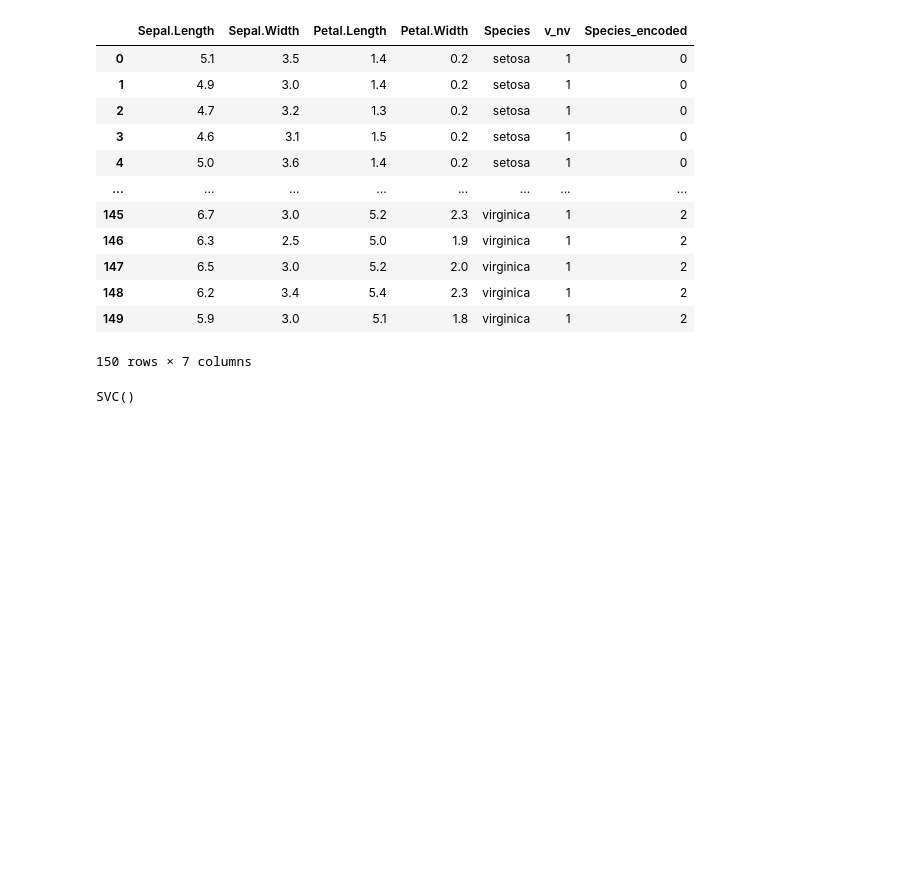
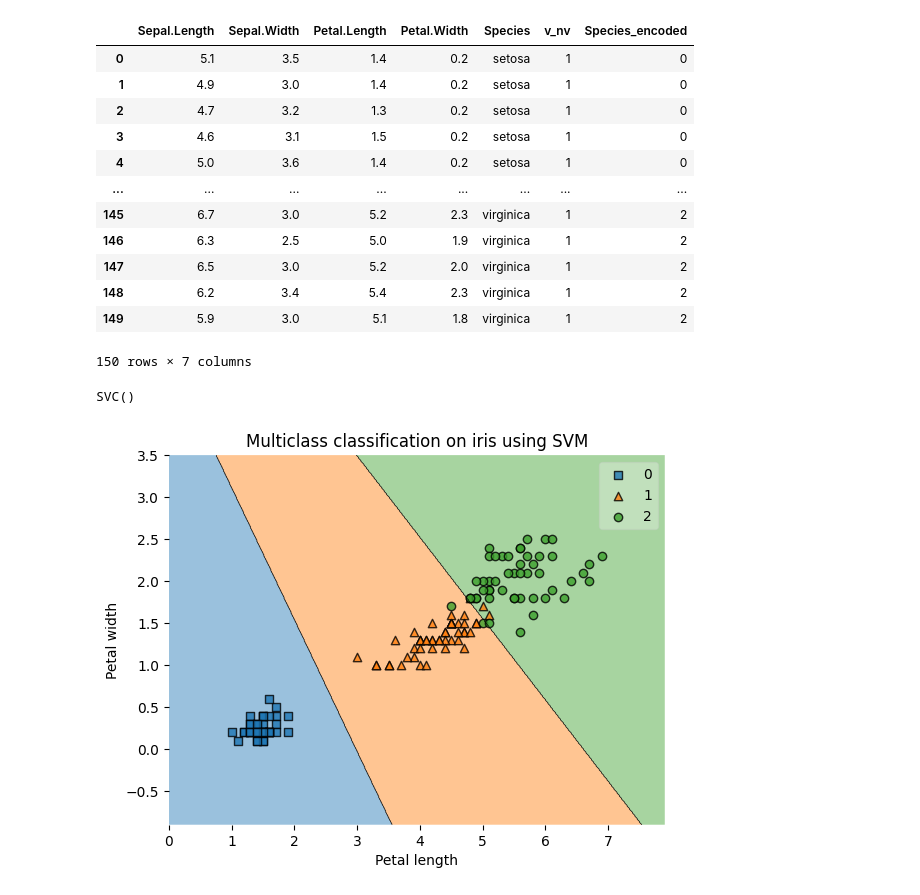
Before and after one commit to Raj226295/ML_prectiecs, a Jupyter notebook: experiment3.ipynb, the cells around one changed output. Saved outputs shown, nothing was run; the diff lists cells and outputs as text; code cells hidden in the pictures; blank space fills up the shorter version.

```diff
--- a/experiment3.ipynb
+++ b/experiment3.ipynb
@@ -349,3 +349,30 @@ model = SVC()
 model.fit(X,Y)
 # %% [output]
 SVC()
+# %%
+from mlxtend.plotting import plot_decision_regions
+import numpy as np
+import matplotlib.pyplot as plt
+from sklearn.svm import SVC
+from sklearn.datasets import load_iris
+
+# Load dataset
+iris = load_iris()
+
+# Take ONLY 2 features (mandatory)
+X = iris.data[:, [2, 3]]   # Petal length & Petal width
+y = iris.target            # Already integer labels
+
+# Train model
+model = SVC(kernel='linear')
+model.fit(X, y)
+
+# Plot
+plot_decision_regions(X, y, clf=model)
+
+plt.xlabel("Petal length")
+plt.ylabel("Petal width")
+plt.title("Multiclass classification on iris using SVM")
+plt.show()
+# %% [output]
+[figure, added]
```
Also changed, not shown: 2 other files.
